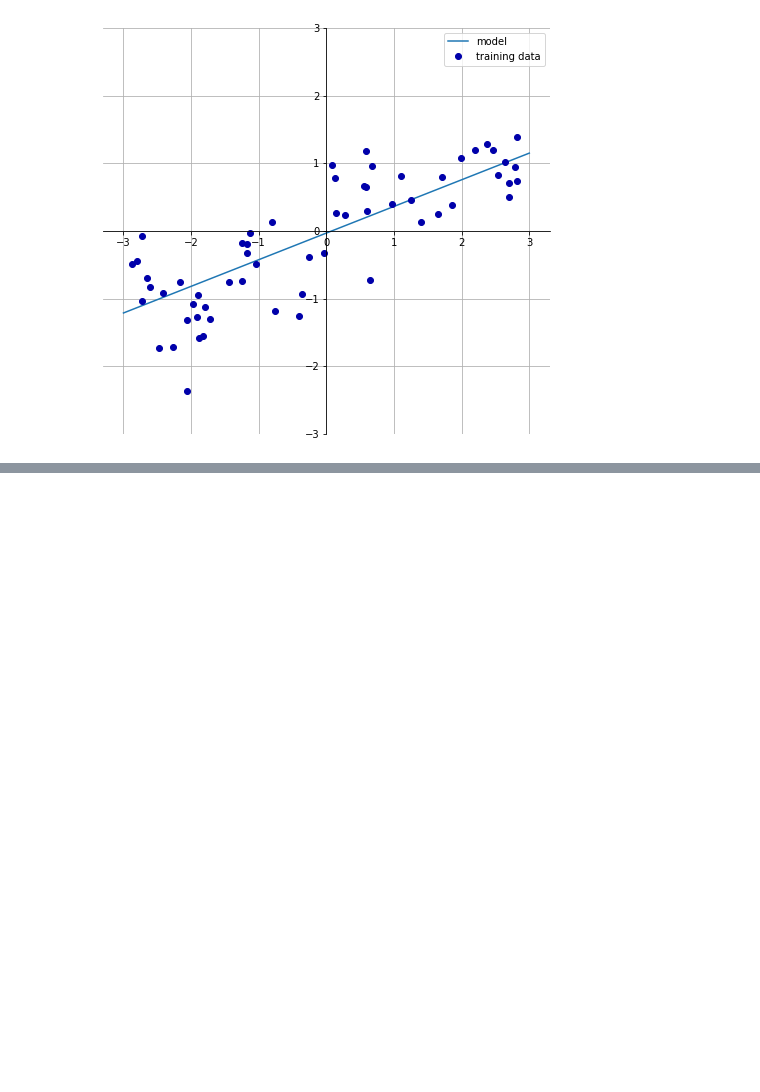
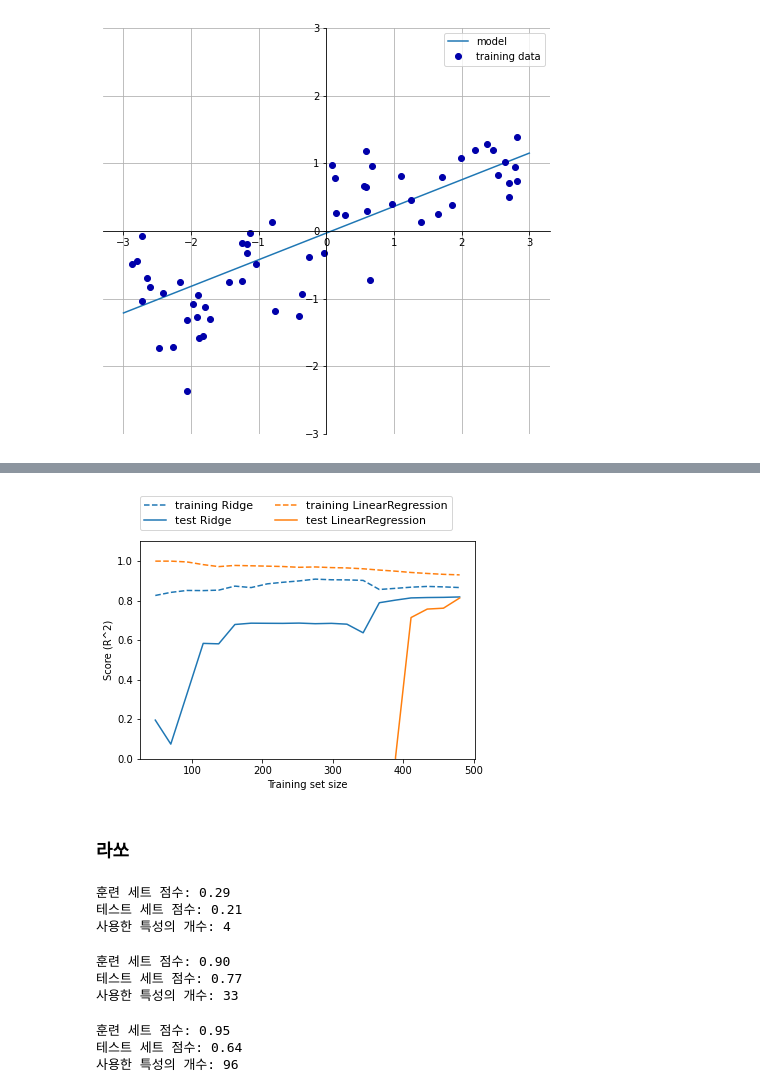
Before and after one commit to jkworldchampion/Military_CodingStudy, a Jupyter notebook: deeplearning/chapter_2.ipynb, the cells around one changed output, grey strips where cells are left out. Cells and saved outputs as stored; diff of their text form; code cells hidden in the pictures; blank space fills up the shorter version.

```diff
--- a/deeplearning/chapter_2.ipynb
+++ b/deeplearning/chapter_2.ipynb
@@ -261,0 +320,37 @@ lr = LinearRegression().fit(x_train, y_train)
+# %%
+mglearn.plots.plot_ridge_n_samples()
+# %% [output]
+[figure, added]
+# %% [markdown]
+### 라쏘
+# %%
+from sklearn.linear_model import Lasso
+
+lasso = Lasso().fit(x_train, y_train)
+print("훈련 세트 점수: {:.2f}".format(lasso.score(x_train, y_train)))
+print("테스트 세트 점수: {:.2f}".format(lasso.score(x_test, y_test)))
+print("사용한 특성의 개수:", np.sum(lasso.coef_ != 0))
+# %% [output]
+훈련 세트 점수: 0.29
+테스트 세트 점수: 0.21
+사용한 특성의 개수: 4
+# %%
+# max_iter 기본 값을 증가시키지 않으면 max_iter 값을 늘이라는 경고가 발생합니다
+lasso001 = Lasso(alpha=0.01, max_iter=50000).fit(x_train, y_train)
+print("훈련 세트 점수: {:.2f}".format(lasso001.score(x_train, y_train)))
+print("테스트 세트 점수: {:.2f}".format(lasso001.score(x_test, y_test)))
+print("사용한 특성의 개수:", np.sum(lasso001.coef_ != 0))
+# %% [output]
+훈련 세트 점수: 0.90
+테스트 세트 점수: 0.77
+사용한 특성의 개수: 33
+# %%
+# alpha 값을 너무 줄이면 규제의 의미가 없어져 단순 선형 회귀와 비슷해진다.
+lasso00001 = Lasso(alpha=0.0001, max_iter=50000).fit(x_train, y_train)
+print("훈련 세트 점수: {:.2f}".format(lasso00001.score(x_train, y_train)))
+print("테스트 세트 점수: {:.2f}".format(lasso00001.score(x_test, y_test)))
+print("사용한 특성의 개수:", np.sum(lasso00001.coef_ != 0))
+# %% [output]
+훈련 세트 점수: 0.95
+테스트 세트 점수: 0.64
+사용한 특성의 개수: 96
```
Also changed, not shown: parts of 33 cells of this notebook.
